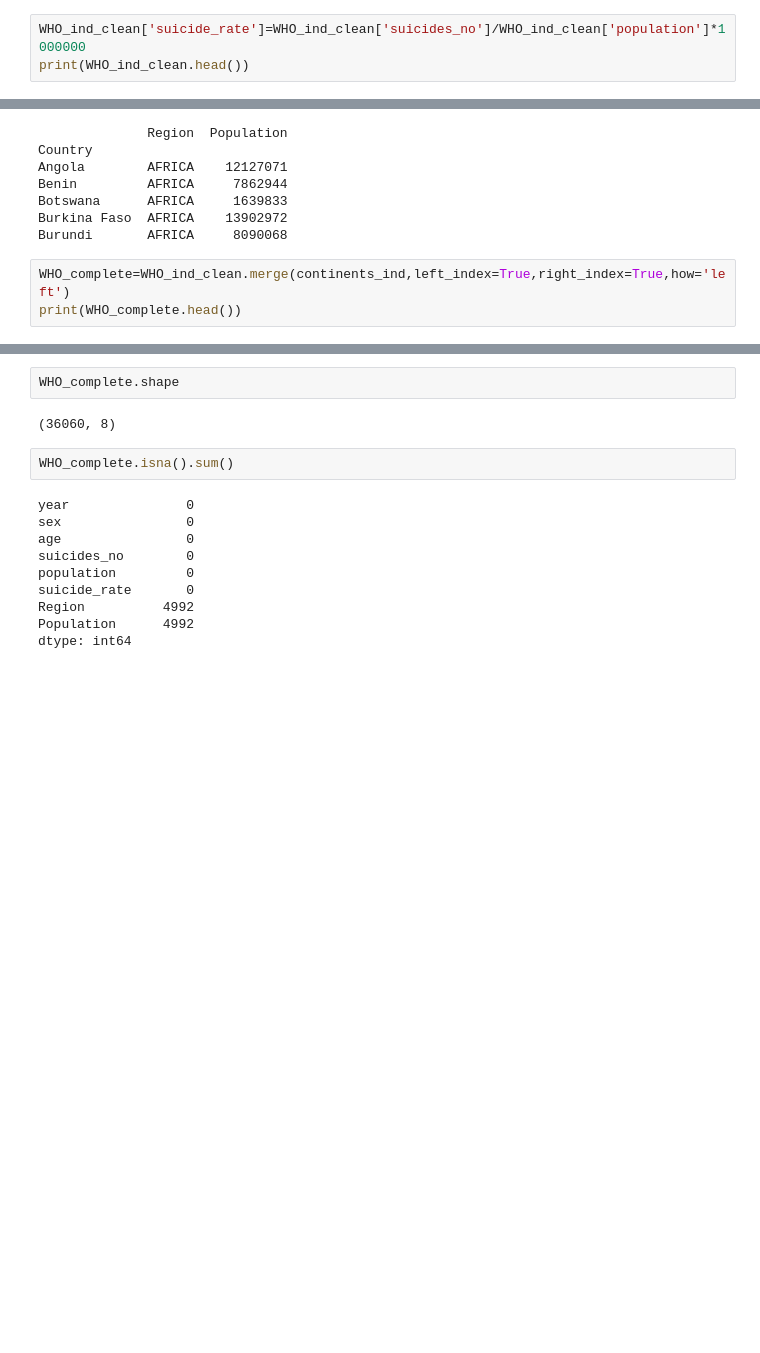
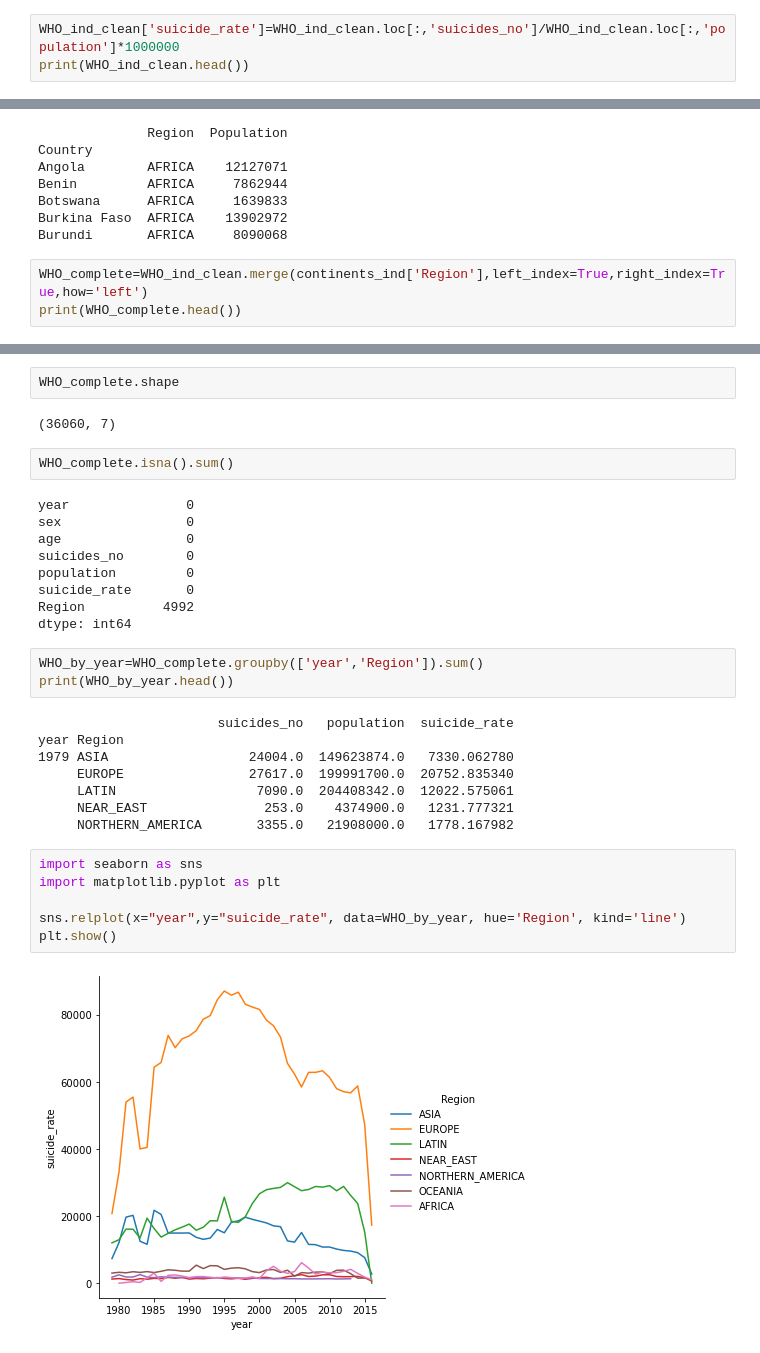
Before and after one commit to marieroses/Project, a Jupyter notebook: DA_Project_Suicide.ipynb, the cells around one changed output, grey strips where cells are left out. Saved outputs shown, nothing was run; the diff lists cells and outputs as text; blank space fills up the shorter version.

Commit message:
first plotting trials, need to figure out the empty calls

```diff
--- a/DA_Project_Suicide.ipynb
+++ b/DA_Project_Suicide.ipynb
@@ -50,7 +50,7 @@ WHO_ind_clean.shape
 # %% [output]
 (36060, 5)
 # %%
-WHO_ind_clean['suicide_rate']=WHO_ind_clean['suicides_no']/WHO_ind_clean['population']*1000000
+WHO_ind_clean['suicide_rate']=WHO_ind_clean.loc[:,'suicides_no']/WHO_ind_clean.loc[:,'population']*1000000
 print(WHO_ind_clean.head())
 # %% [output]
          year     sex          age  suicides_no  population  suicide_rate
@@ -79,7 +79,7 @@ Botswana      AFRICA     1639833
 Burkina Faso  AFRICA    13902972
 Burundi       AFRICA     8090068
 # %%
-WHO_complete=WHO_ind_clean.merge(continents_ind,left_index=True,right_index=True,how='left')
+WHO_complete=WHO_ind_clean.merge(continents_ind['Region'],left_index=True,right_index=True,how='left')
 print(WHO_complete.head())
 # %% [output]
          year     sex          age  suicides_no  population  suicide_rate  \
@@ -98,7 +98,7 @@ Albania  EUROPE   3581655.0
 # %%
 WHO_complete.shape
 # %% [output]
-(36060, 8)
+(36060, 7)
 # %%
 WHO_complete.isna().sum()
 # %% [output]
@@ -109,5 +109,23 @@ suicides_no        0
 population         0
 suicide_rate       0
 Region          4992
-Population      4992
 dtype: int64
+# %%
+WHO_by_year=WHO_complete.groupby(['year','Region']).sum()
+print(WHO_by_year.head())
+# %% [output]
+                       suicides_no   population  suicide_rate
+year Region
+1979 ASIA                  24004.0  149623874.0   7330.062780
+     EUROPE                27617.0  199991700.0  20752.835340
+     LATIN                  7090.0  204408342.0  12022.575061
+     NEAR_EAST               253.0    4374900.0   1231.777321
+     NORTHERN_AMERICA       3355.0   21908000.0   1778.167982
+# %%
+import seaborn as sns
+import matplotlib.pyplot as plt
+
+sns.relplot(x="year",y="suicide_rate", data=WHO_by_year, hue='Region', kind='line')
+plt.show()
+# %% [output]
+[figure, added]
```
Also changed, not shown: parts of 2 cells of this notebook.
